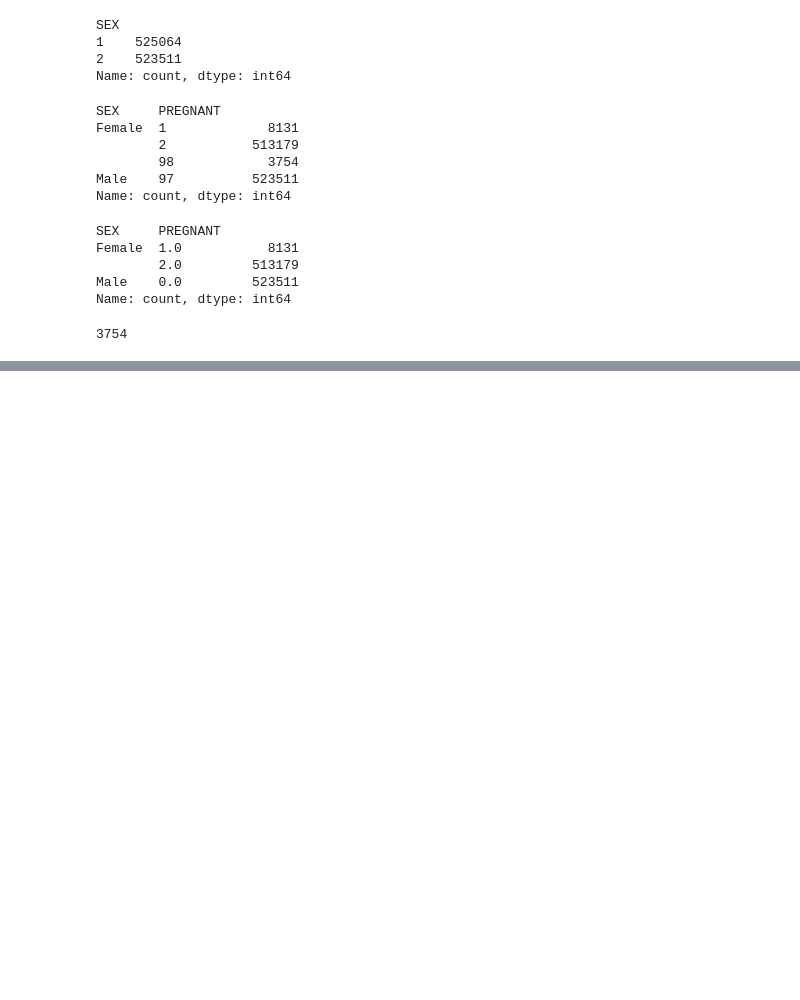
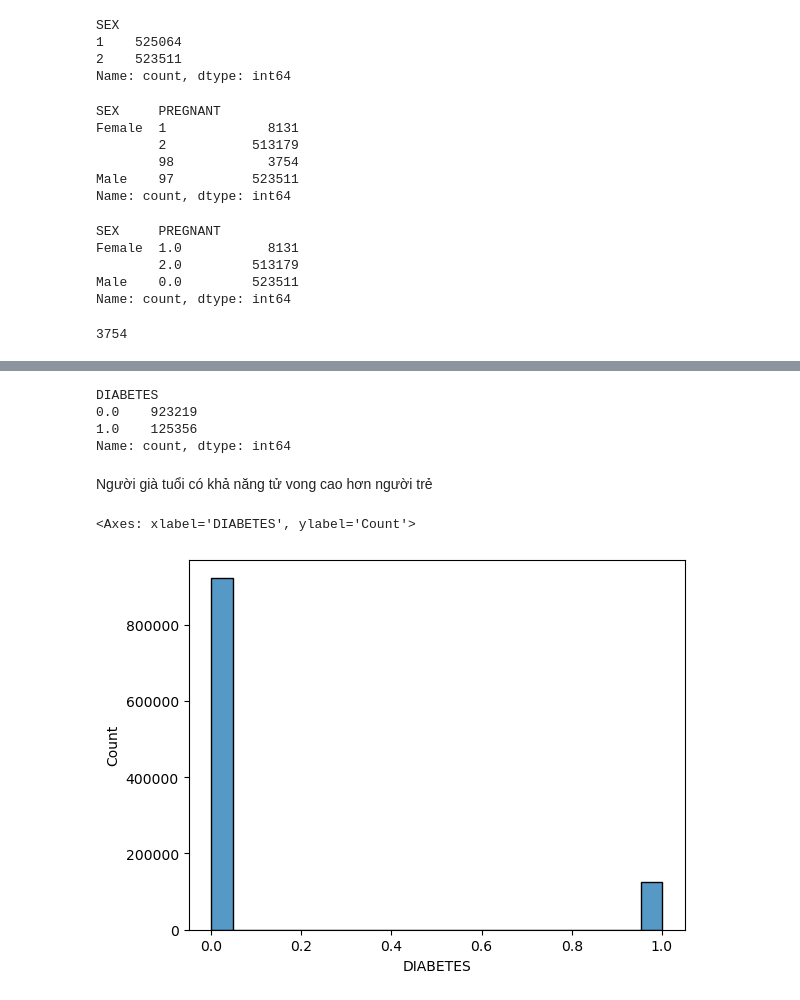
Before and after one commit to dzungnguyen21/Ml, a Jupyter notebook: ml.ipynb, the cells around one changed output, grey strips where cells are left out. Drawn from its saved outputs; the diff is of its cells as text; code cells hidden in the pictures; blank space fills up the shorter version.

```diff
--- a/ml.ipynb
+++ b/ml.ipynb
@@ -208,0 +312,14 @@ df['ICU'].replace(2.0, 0, inplace=True)
+# %%
+df['DIABETES'].value_counts()
+# %% [output]
+DIABETES
+0.0    923219
+1.0    125356
+Name: count, dtype: int64
+# %% [markdown]
+Người già tuổi có khả năng tử vong cao hơn người trẻ
+# %%
+sns.histplot(data=df, x = "DIABETES", kde = False)
+# %% [output]
+<Axes: xlabel='DIABETES', ylabel='Count'>
+[figure, added]
```
Also changed, not shown: parts of 22 cells of this notebook.
